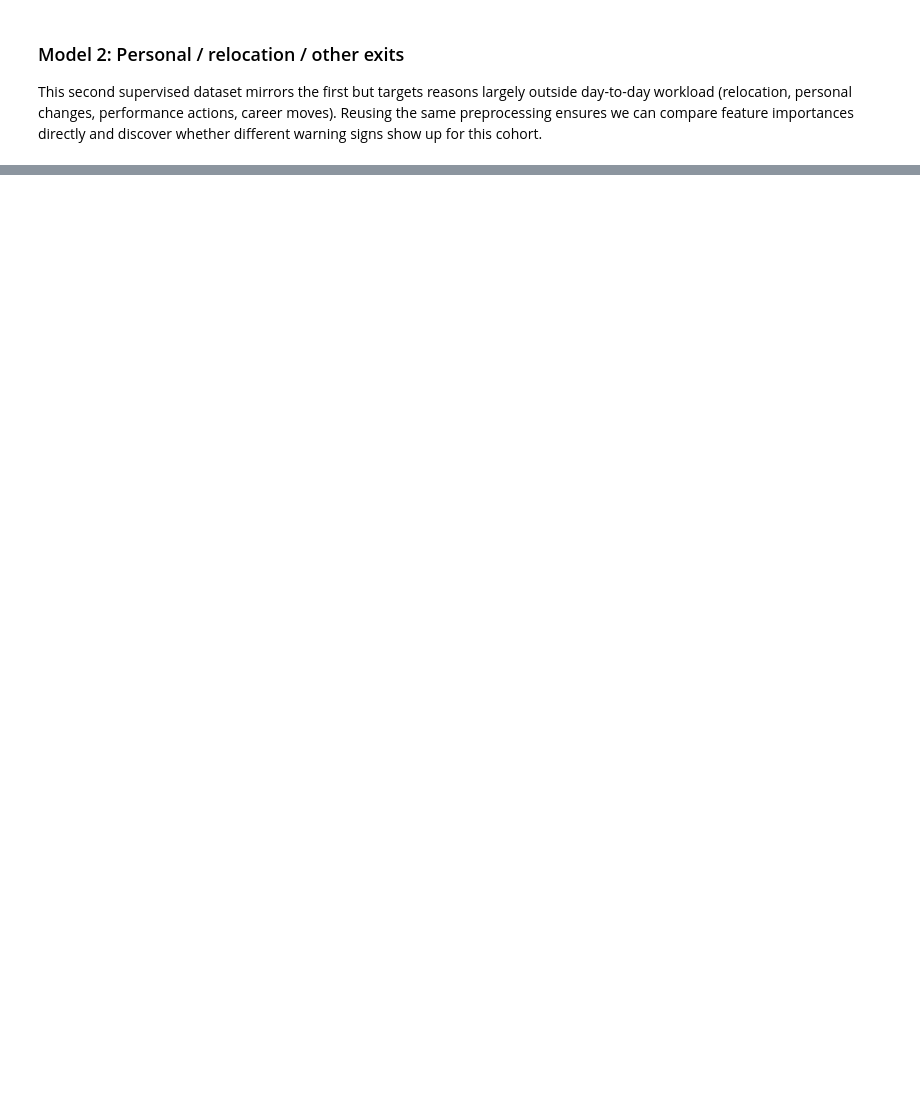
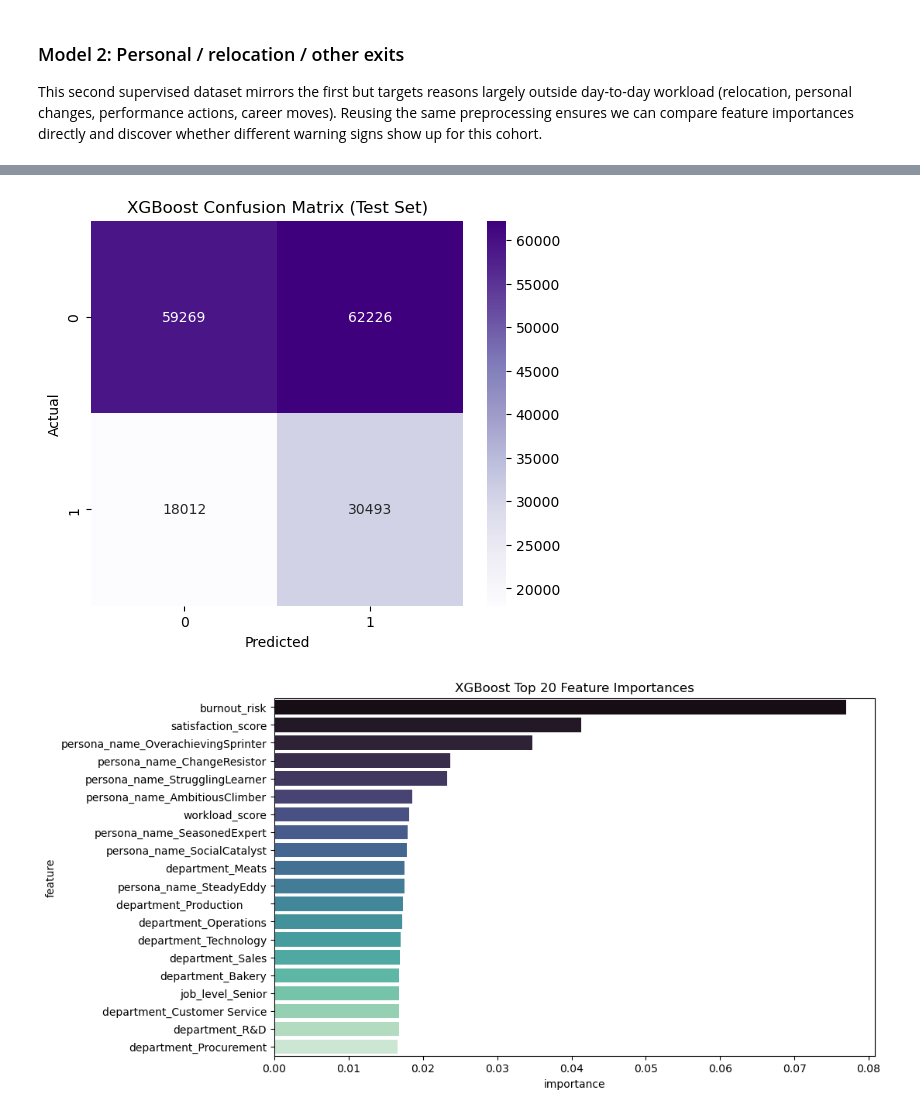
Before and after one commit to Harry-Wagener/DSE-220, a Jupyter notebook: Model2.ipynb, the cells around one changed output, grey strips where cells are left out. Saved outputs shown, nothing was run; the diff lists cells and outputs as text; code cells hidden in the pictures; blank space fills up the shorter version.

Commit message:
Polish up README, slight changes to Models

```diff
--- a/Model2.ipynb
+++ b/Model2.ipynb
@@ -624,0 +657,23 @@ ROC-AUC: 0.6346685136110419
+# %%
+# Prepare unified dataset for XGBoost benchmark
+X_all = df[feature_cols + categorical_vars].copy()
+y_all = df['left_company'].copy()
+
+X_train_all, X_test_all, y_train_all, y_test_all = train_test_split(
+    X_all, y_all, test_size=0.2, random_state=42, stratify=y_all
+ )
+
+xgb_preprocessor = ColumnTransformer(
+    transformers=[
+        ('num', StandardScaler(), feature_cols),
+        ('cat', OneHotEncoder(drop='first', sparse_output=False), categorical_vars)
+    ]
+ )
+
+X_train_all_t = xgb_preprocessor.fit_transform(X_train_all)
+X_test_all_t = xgb_preprocessor.transform(X_test_all)
+
+num_features = feature_cols
+cat_features = xgb_preprocessor.named_transformers_['cat'].get_feature_names_out(categorical_vars)
+xgb_feature_names = list(num_features) + list(cat_features)
+scale_pos_weight = (len(y_train_all) - y_train_all.sum()) / max(y_train_all.sum(), 1)
@@ -624,0 +731,22 @@ ROC-AUC: 0.6346685136110419
+# %%
+# Visualize evaluation artifacts
+cm = confusion_matrix(y_test_all, y_test_pred)
+plt.figure(figsize=(6,5))
+sns.heatmap(cm, annot=True, fmt='d', cmap='Purples')
+plt.title('XGBoost Confusion Matrix (Test Set)')
+plt.xlabel('Predicted')
+plt.ylabel('Actual')
+plt.show()
+
+xgb_feat_importances = pd.DataFrame({
+    'feature': xgb_feature_names,
+    'importance': xgb_model.feature_importances_
+}).sort_values(by='importance', ascending=False).head(20)
+
+plt.figure(figsize=(10,6))
+sns.barplot(data=xgb_feat_importances, x='importance', y='feature', palette='mako')
+plt.title('XGBoost Top 20 Feature Importances')
+plt.show()
+# %% [output]
+[figure, added]
+[figure, added]
```
Also changed, not shown: parts of 7 cells of this notebook, 2 other files.
